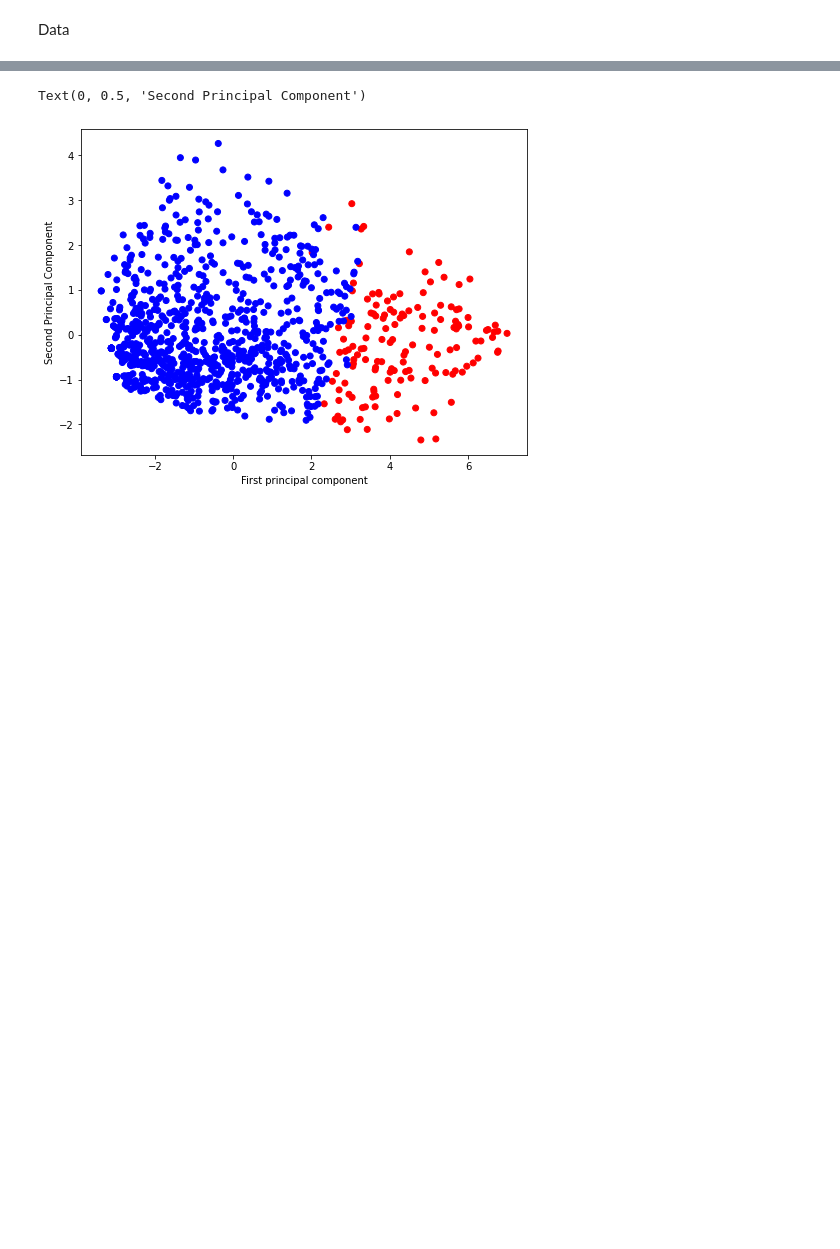
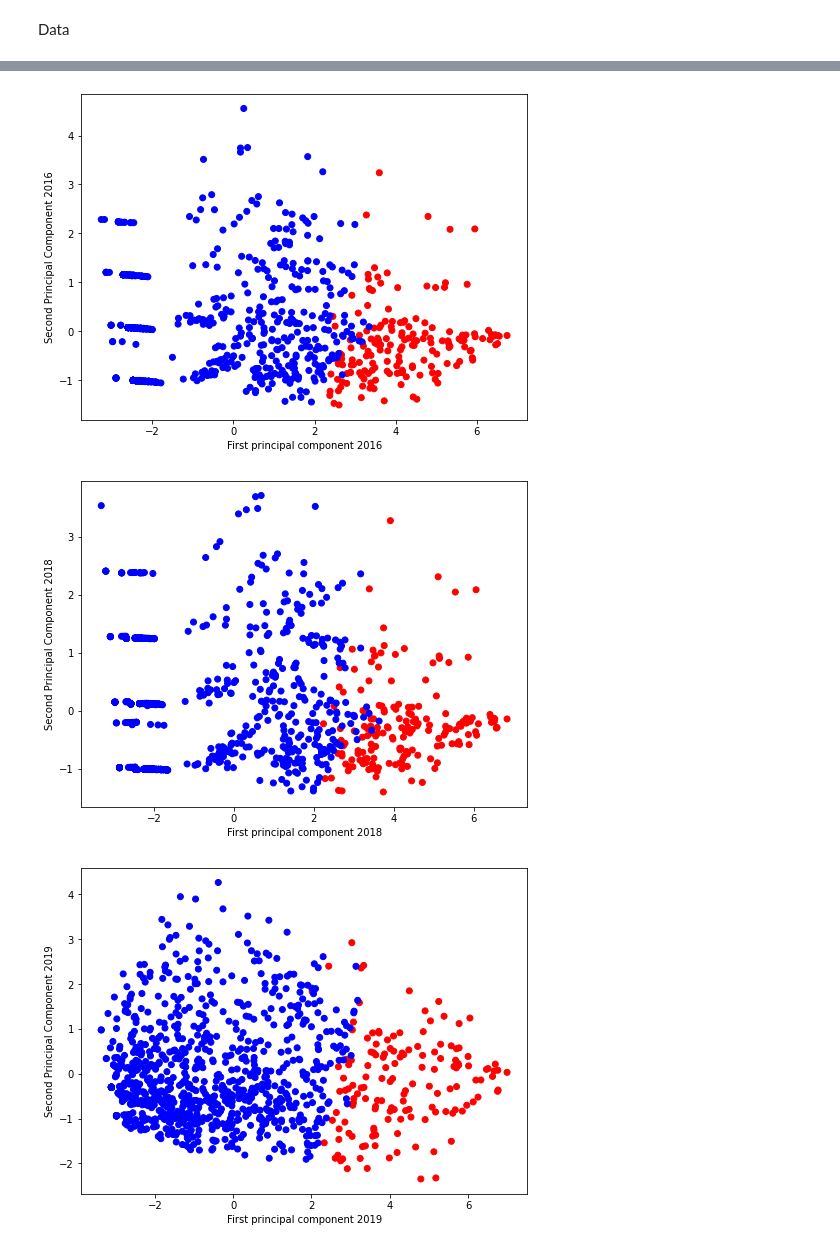
Before and after one commit to lorenzopatriziuniroma1/ProjectVA, a Jupyter notebook: PCA_VA.ipynb, the cells around one changed output, grey strips where cells are left out. Cells and saved outputs as stored; diff of their text form; code cells hidden in the pictures; blank space fills up the shorter version.

```diff
--- a/PCA_VA.ipynb
+++ b/PCA_VA.ipynb
@@ -51,3 +64,6 @@ NotFittedError: This StandardScaler instance is not fitted yet. Call 'fit' with
 # %%
-pca = PCA(n_components=2)
-pca.fit(scaled_data)
+pcas=[]
+for scaled_data in scaled_datas:
+    pca = PCA(n_components=2)
+    pca.fit(scaled_data)
+    pcas.append(pca)
@@ -56,2 +69,0 @@ PCA(n_components=2)
-# %%
-x_pca = pca.transform(scaled_data)
@@ -65,0 +70,7 @@ x_pca.shape
+# %%
+x_pcas=[]
+i=0
+for pca in pcas:
+    x_pca = pca.transform(scaled_datas[i])
+    x_pcas.append(x_pca)
+    i=i+1
@@ -65,0 +85,3 @@ x_pca.shape
+# %%
+for x_pca in x_pcas:
+    print(x_pca.shape)
@@ -66,8 +93,12 @@ x_pca.shape
 # %%
-plt.figure(figsize=(8,6))
-plt.scatter(x_pca[:,0],x_pca[:,1],c=data["color"],cmap='rainbow')
-plt.xlabel('First principal component')
-plt.ylabel('Second Principal Component')
+i=0
+for x_pca in x_pcas:
+    plt.figure(figsize=(8,6))
+    plt.scatter(x_pca[:,0],x_pca[:,1],c=datas[i]["color"],cmap='rainbow')
+    plt.xlabel('First principal component '+years[i])
+    plt.ylabel('Second Principal Component '+years[i])
+    i=i+1
 # %% [output]
-Text(0, 0.5, 'Second Principal Component')
-[figure, old version]
+[figure, new version]
+[figure, added]
+[figure, added]
```
Also changed, not shown: parts of 11 cells of this notebook, 10 other files.
